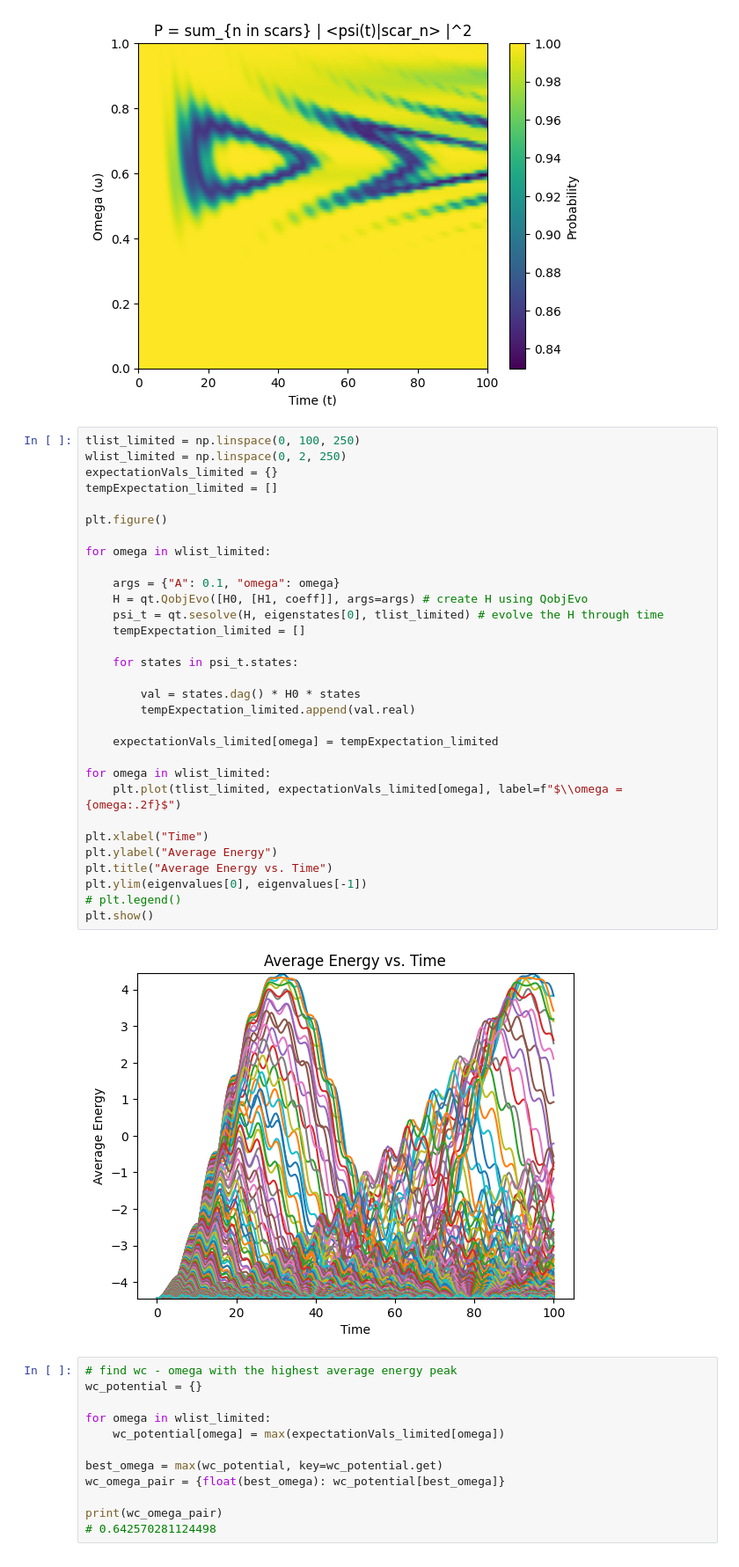
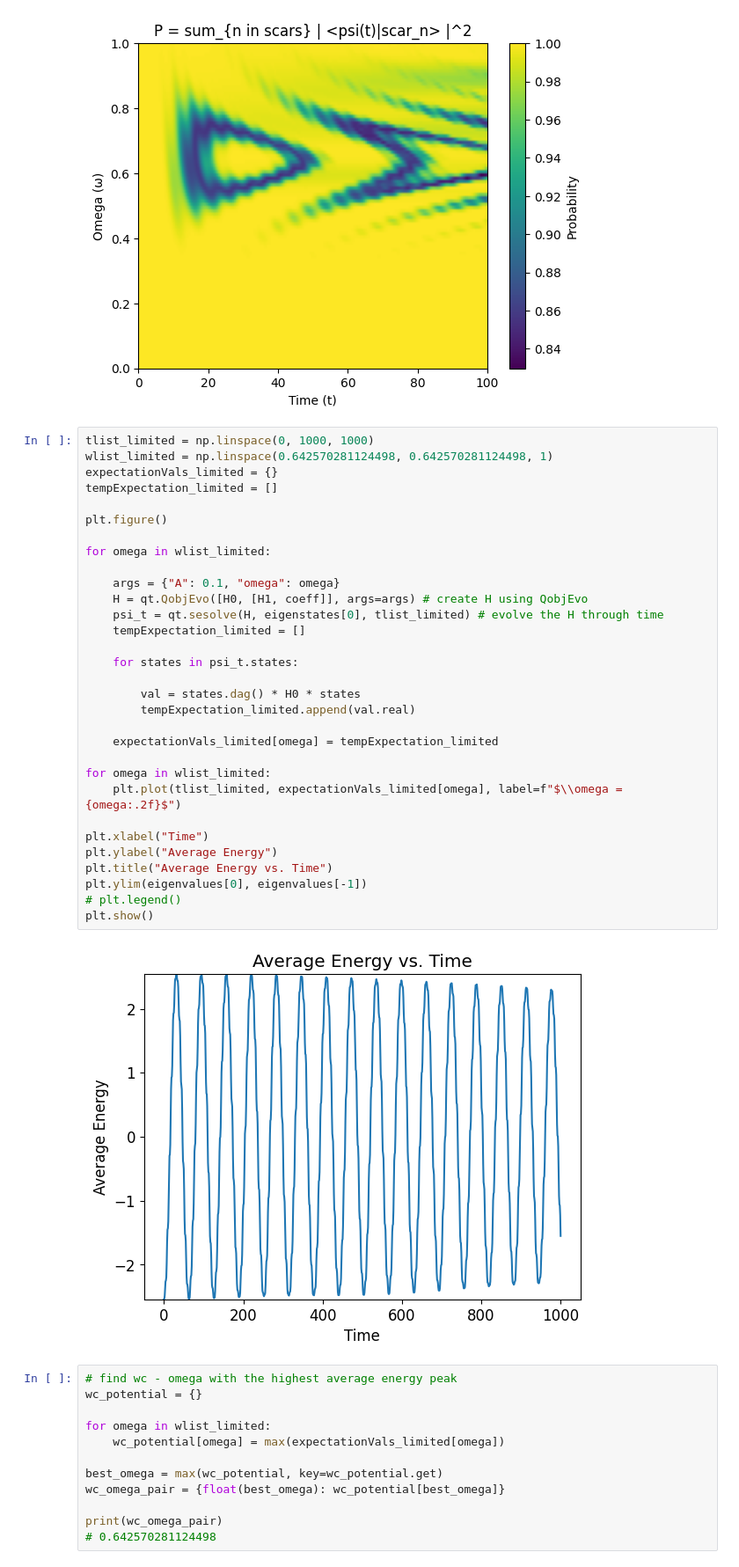
Before and after one commit to Idden/Quantum-Internship, a Jupyter notebook: Quantum_Batteries_Scars/betterPXP_Hamitonian.ipynb, the cells around one changed output. Shown at 88% size. Drawn from its saved outputs; the diff is of its cells as text.

Commit message:
rtau plotting function and get ham function update

```diff
--- a/Quantum_Batteries_Scars/betterPXP_Hamitonian.ipynb
+++ b/Quantum_Batteries_Scars/betterPXP_Hamitonian.ipynb
@@ -324,38 +324,38 @@ plt.show()
 # %% [output]
 [figure]
 # %%
-tlist_limited = np.linspace(0, 100, 250)
-wlist_limited = np.linspace(0, 2, 250)
+tlist_limited = np.linspace(0, 1000, 1000)
+wlist_limited = np.linspace(0.642570281124498, 0.642570281124498, 1)
 expectationVals_limited = {}
 tempExpectation_limited = []
 
 plt.figure()
 
 for omega in wlist_limited:
 
     args = {"A": 0.1, "omega": omega}
     H = qt.QobjEvo([H0, [H1, coeff]], args=args) # create H using QobjEvo
     psi_t = qt.sesolve(H, eigenstates[0], tlist_limited) # evolve the H through time
     tempExpectation_limited = []
 
     for states in psi_t.states:
 
         val = states.dag() * H0 * states
         tempExpectation_limited.append(val.real)
 
     expectationVals_limited[omega] = tempExpectation_limited
 
 for omega in wlist_limited:
     plt.plot(tlist_limited, expectationVals_limited[omega], label=f"$\\omega = {omega:.2f}$")
 
 plt.xlabel("Time")
 plt.ylabel("Average Energy")
 plt.title("Average Energy vs. Time")
 plt.ylim(eigenvalues[0], eigenvalues[-1])
 # plt.legend()
 plt.show()
 # %% [output]
-[figure, old version]
+[figure, new version]
 # %%
 # find wc - omega with the highest average energy peak
 wc_potential = {}
```
Also changed, not shown: parts of 1 cell of this notebook, 4 other files.
